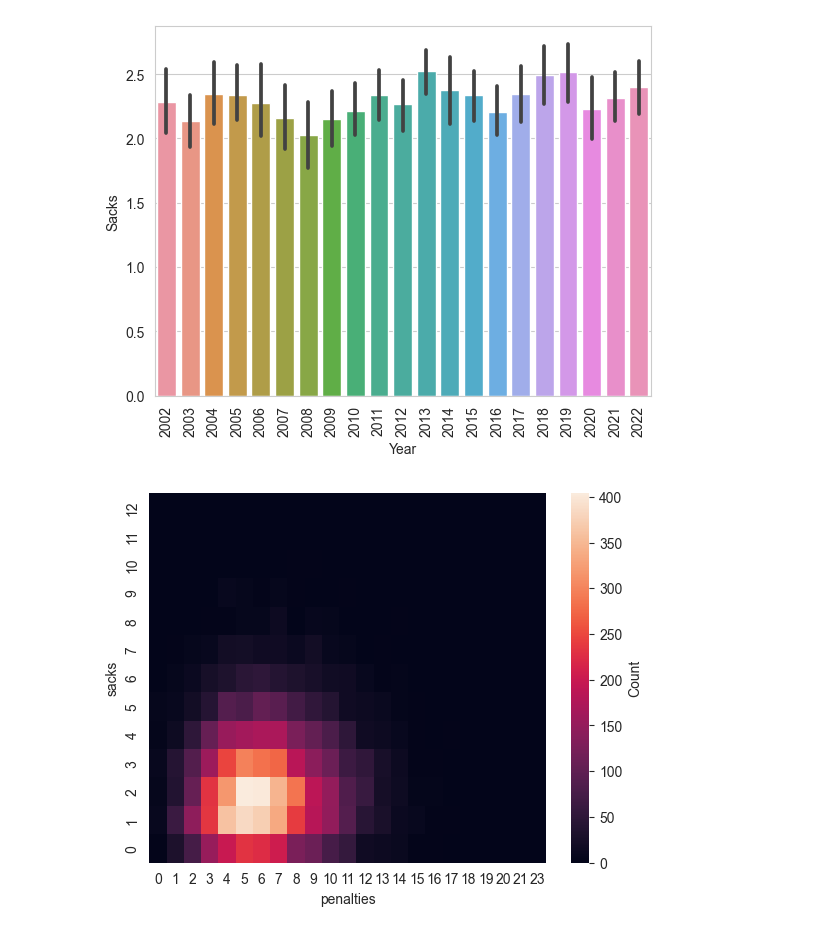
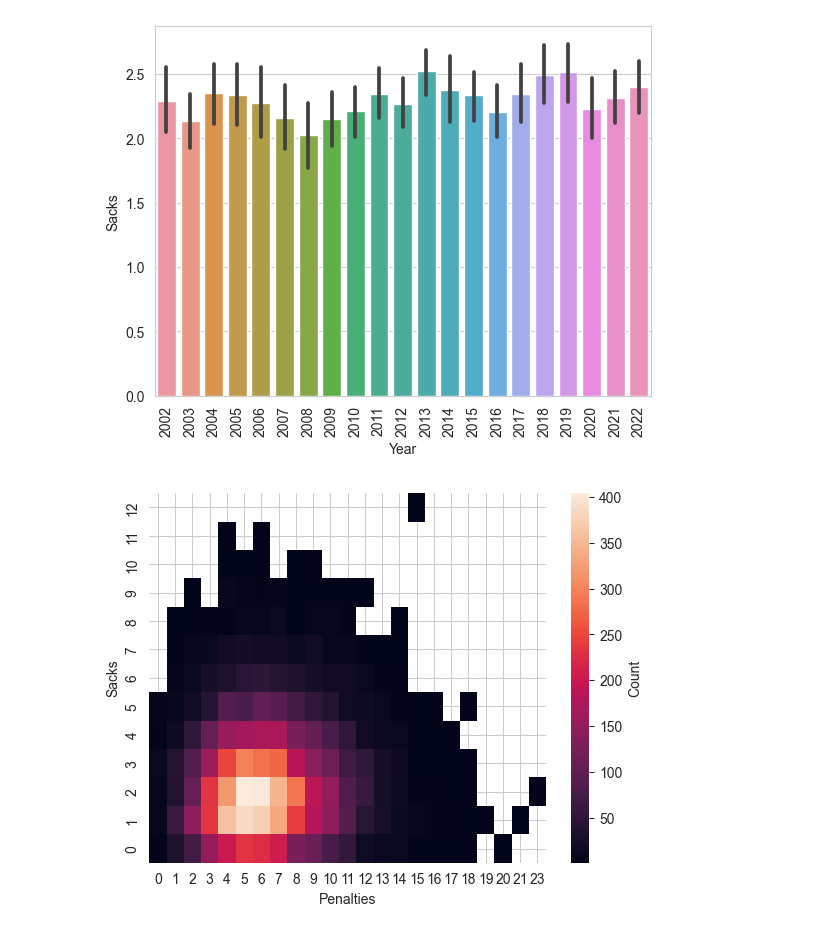
Before and after one commit to Griffmatt/kaggle, a Jupyter notebook: teamStats.ipynb, the cells around one changed output. Cells and saved outputs as stored; diff of their text form; code cells hidden in the pictures.

```diff
--- a/teamStats.ipynb
+++ b/teamStats.ipynb
@@ -280,12 +280,15 @@ plt.show()
 [figure]
 [figure]
 # %%
-data = pd.crosstab(weekly_stats_df['sacks'], weekly_stats_df['penalties'])
+data = weekly_stats_df.pivot_table(index='sacks', columns='penalties', values="team", aggfunc='count')
 
 g = sns.heatmap(data, cbar_kws=dict(label='Count'))
 g.invert_yaxis()
+plt.xlabel("Penalties")
+plt.ylabel("Sacks")
+plt.show()
 # %% [output]
-[figure, old version]
+[figure, new version]
 # %%
 sns.lineplot(yearly_stats_df, x="year", y="def_st_td")
 plt.xticks(rotation="vertical")
```
Also changed, not shown: parts of 4 cells of this notebook.
